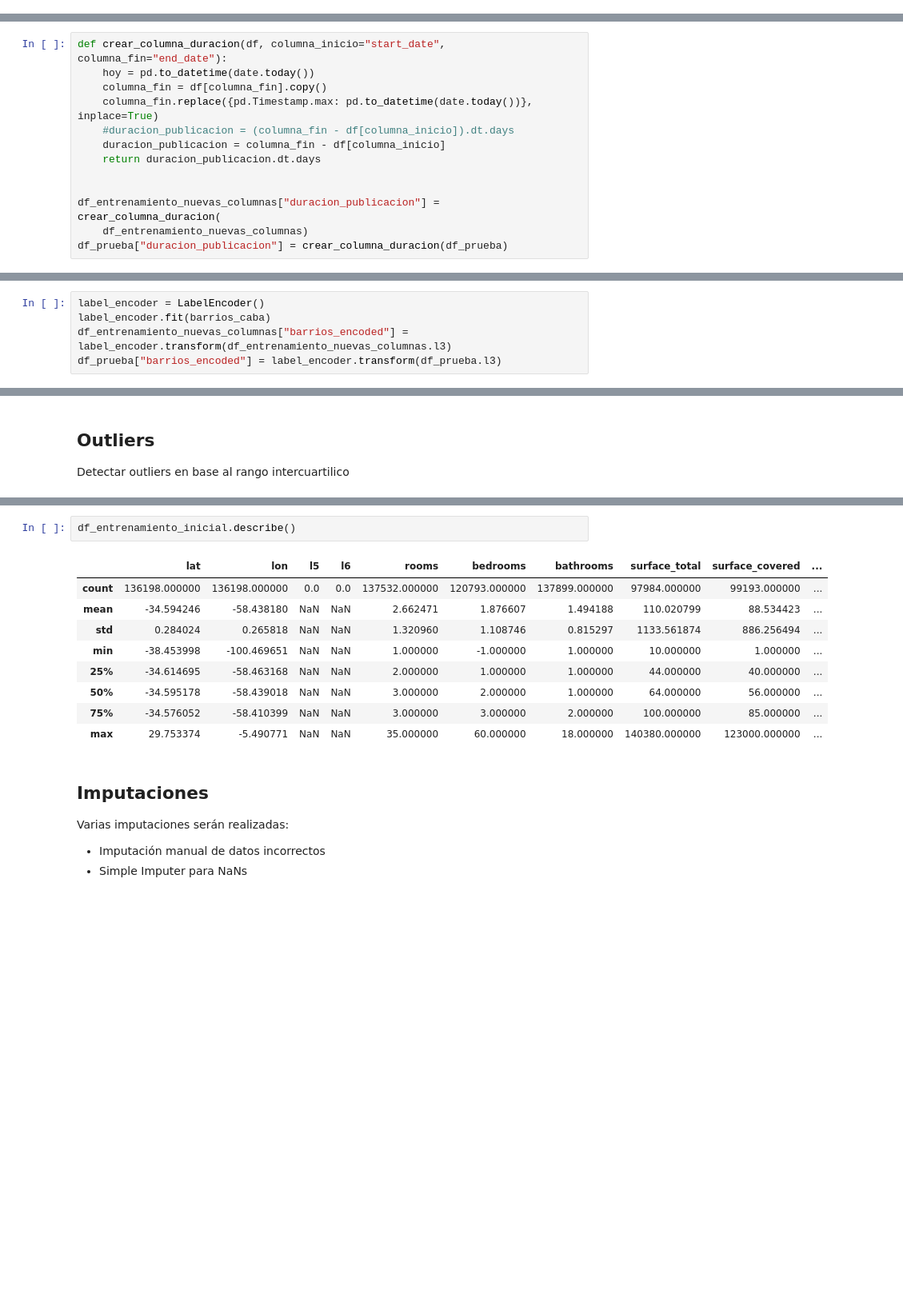
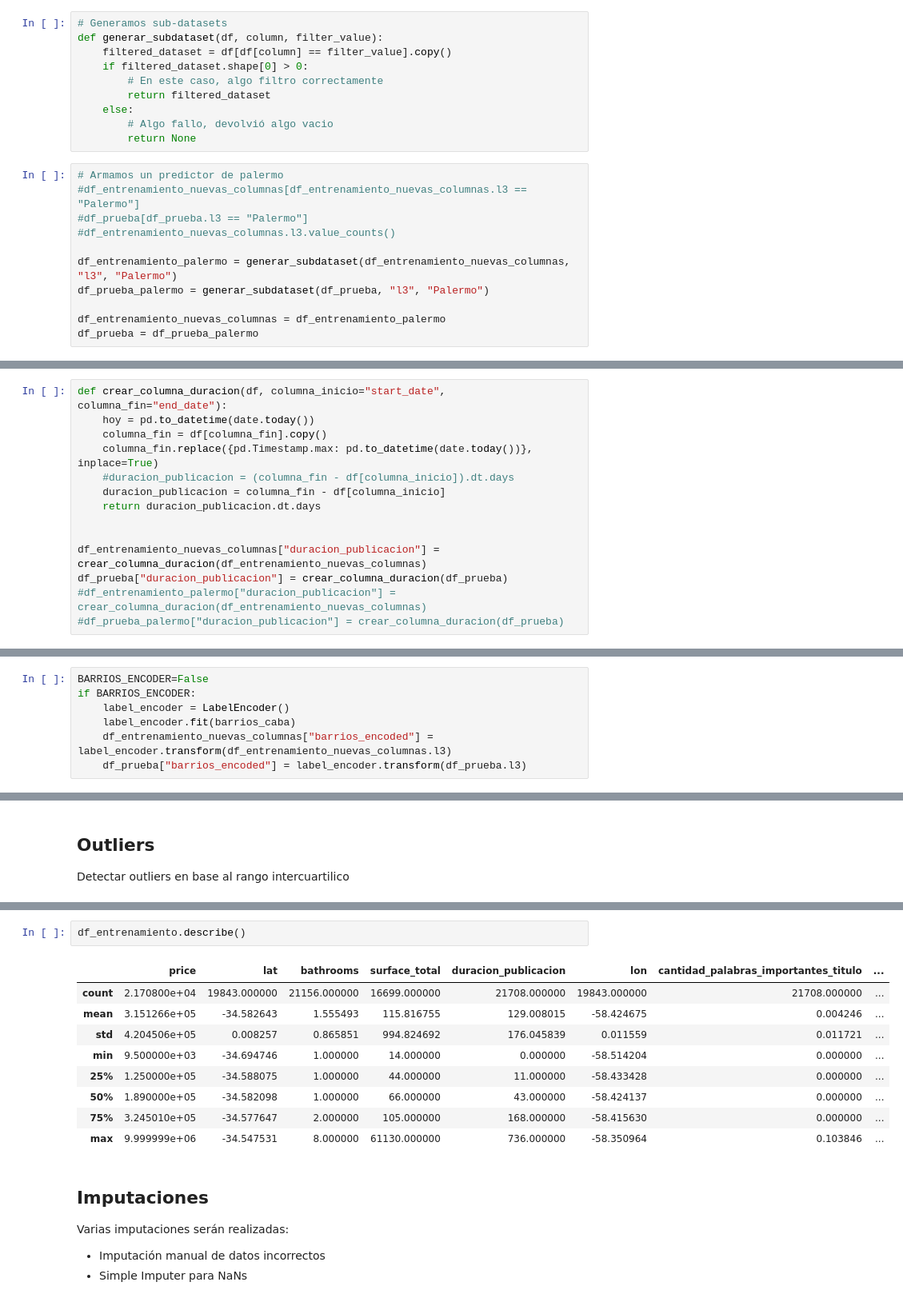
Before and after one commit to tomasdelvechio/precio-propiedades-md-2022, a Jupyter notebook: prediccion-precios-2022-md.ipynb, the cells around one changed output, grey strips where cells are left out. Shown at 80% size. Drawn from its saved outputs; the diff is of its cells as text; blank space fills up the shorter version.

```diff
--- a/prediccion-precios-2022-md.ipynb
+++ b/prediccion-precios-2022-md.ipynb
@@ -1188,3 +1190,24 @@ df_prueba = df_prueba_inicial.copy()
+# %%
+# Generamos sub-datasets
+def generar_subdataset(df, column, filter_value):
+    filtered_dataset = df[df[column] == filter_value].copy()
+    if filtered_dataset.shape[0] > 0:
+        # En este caso, algo filtro correctamente
+        return filtered_dataset
+    else:
+        # Algo fallo, devolvió algo vacio
+        return None
+# %%
+# Armamos un predictor de palermo
+#df_entrenamiento_nuevas_columnas[df_entrenamiento_nuevas_columnas.l3 == "Palermo"]
+#df_prueba[df_prueba.l3 == "Palermo"]
+#df_entrenamiento_nuevas_columnas.l3.value_counts()
+
+df_entrenamiento_palermo = generar_subdataset(df_entrenamiento_nuevas_columnas, "l3", "Palermo")
+df_prueba_palermo = generar_subdataset(df_prueba, "l3", "Palermo")
+
+df_entrenamiento_nuevas_columnas = df_entrenamiento_palermo
+df_prueba = df_prueba_palermo
 # %% [markdown]
 ## Creación de nuevas columnas
 # %% [markdown]
@@ -1241,19 +1264,22 @@ def crear_columna_duracion(df, columna_inicio="start_date", columna_fin="end_dat
     return duracion_publicacion.dt.days
 
 
-df_entrenamiento_nuevas_columnas["duracion_publicacion"] = crear_columna_duracion(
-    df_entrenamiento_nuevas_columnas)
+df_entrenamiento_nuevas_columnas["duracion_publicacion"] = crear_columna_duracion(df_entrenamiento_nuevas_columnas)
 df_prueba["duracion_publicacion"] = crear_columna_duracion(df_prueba)
+#df_entrenamiento_palermo["duracion_publicacion"] = crear_columna_duracion(df_entrenamiento_nuevas_columnas)
+#df_prueba_palermo["duracion_publicacion"] = crear_columna_duracion(df_prueba)
 # %% [markdown]
 ### Columnas derivadas de barrios
 
 - encoding de barrios
 - desvio del m2 promedio de barrio (cubiertos y totales)
 # %%
-label_encoder = LabelEncoder()
-label_encoder.fit(barrios_caba)
-df_entrenamiento_nuevas_columnas["barrios_encoded"] = label_encoder.transform(df_entrenamiento_nuevas_columnas.l3)
-df_prueba["barrios_encoded"] = label_encoder.transform(df_prueba.l3)
+BARRIOS_ENCODER=False
+if BARRIOS_ENCODER:
+    label_encoder = LabelEncoder()
+    label_encoder.fit(barrios_caba)
+    df_entrenamiento_nuevas_columnas["barrios_encoded"] = label_encoder.transform(df_entrenamiento_nuevas_columnas.l3)
+    df_prueba["barrios_encoded"] = label_encoder.transform(df_prueba.l3)
 # %%
 #print(df_entrenamiento_nuevas_columnas.groupby(df_entrenamiento_nuevas_columnas.l3)["surface_total"].mean())
 #df_entrenamiento_nuevas_columnas.surface_covered - mediana_surface_covered_por_barrio[df_entrenamiento_nuevas_columnas.l3]
@@ -1404,15 +1433,15 @@ print(len(conjunto_outliers))
 # %%
-df_entrenamiento_inicial.describe()
+df_entrenamiento.describe()
 # %% [output]
-|  | lat | lon | l5 | l6 | rooms | bedrooms | bathrooms | surface_total | surface_covered | ... |
-| count | 136198.000000 | 136198.000000 | 0.0 | 0.0 | 137532.000000 | 120793.000000 | 137899.000000 | 97984.000000 | 99193.000000 | ... |
-| mean | -34.594246 | -58.438180 | NaN | NaN | 2.662471 | 1.876607 | 1.494188 | 110.020799 | 88.534423 | ... |
-| std | 0.284024 | 0.265818 | NaN | NaN | 1.320960 | 1.108746 | 0.815297 | 1133.561874 | 886.256494 | ... |
-| min | -38.453998 | -100.469651 | NaN | NaN | 1.000000 | -1.000000 | 1.000000 | 10.000000 | 1.000000 | ... |
-| 25% | -34.614695 | -58.463168 | NaN | NaN | 2.000000 | 1.000000 | 1.000000 | 44.000000 | 40.000000 | ... |
-| 50% | -34.595178 | -58.439018 | NaN | NaN | 3.000000 | 2.000000 | 1.000000 | 64.000000 | 56.000000 | ... |
-| 75% | -34.576052 | -58.410399 | NaN | NaN | 3.000000 | 3.000000 | 2.000000 | 100.000000 | 85.000000 | ... |
-| max | 29.753374 | -5.490771 | NaN | NaN | 35.000000 | 60.000000 | 18.000000 | 140380.000000 | 123000.000000 | ... |
+|  | price | lat | bathrooms | surface_total | duracion_publicacion | lon | cantidad_palabras_importantes_titulo | ... |
+| count | 2.170800e+04 | 19843.000000 | 21156.000000 | 16699.000000 | 21708.000000 | 19843.000000 | 21708.000000 | ... |
+| mean | 3.151266e+05 | -34.582643 | 1.555493 | 115.816755 | 129.008015 | -58.424675 | 0.004246 | ... |
+| std | 4.204506e+05 | 0.008257 | 0.865851 | 994.824692 | 176.045839 | 0.011559 | 0.011721 | ... |
+| min | 9.500000e+03 | -34.694746 | 1.000000 | 14.000000 | 0.000000 | -58.514204 | 0.000000 | ... |
+| 25% | 1.250000e+05 | -34.588075 | 1.000000 | 44.000000 | 11.000000 | -58.433428 | 0.000000 | ... |
+| 50% | 1.890000e+05 | -34.582098 | 1.000000 | 66.000000 | 43.000000 | -58.424137 | 0.000000 | ... |
+| 75% | 3.245010e+05 | -34.577647 | 2.000000 | 105.000000 | 168.000000 | -58.415630 | 0.000000 | ... |
+| max | 9.999999e+06 | -34.547531 | 8.000000 | 61130.000000 | 736.000000 | -58.350964 | 0.103846 | ... |
 # %% [markdown]
 ## Imputaciones
 
```
Also changed, not shown: parts of 30 cells of this notebook.
